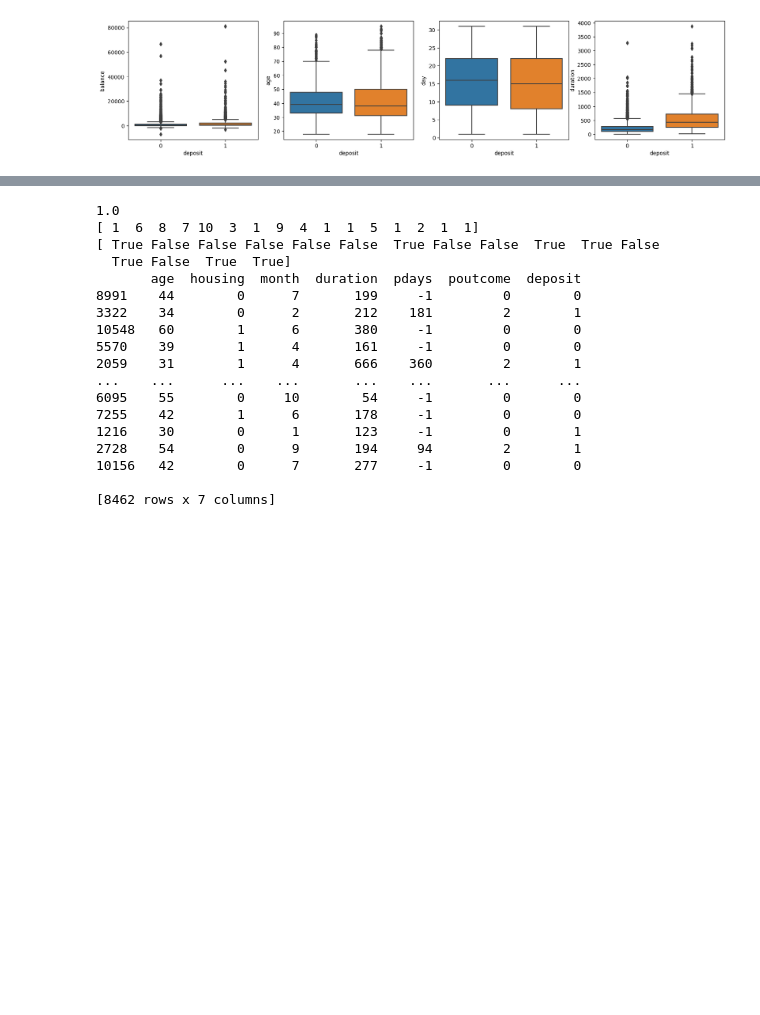
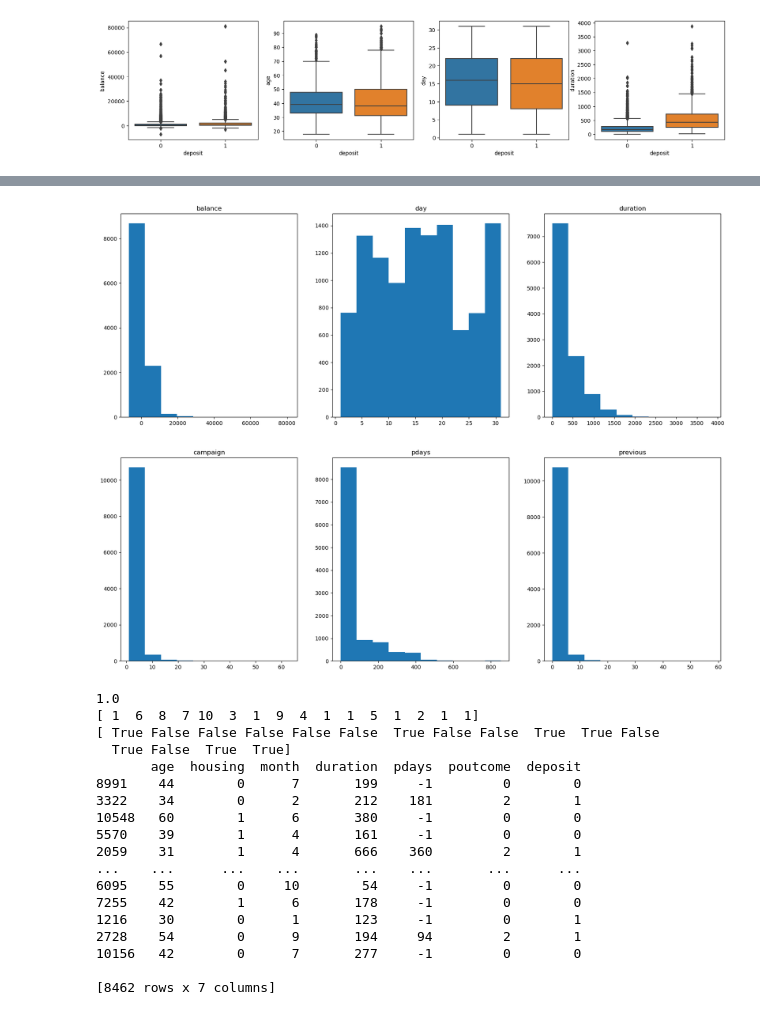
Before and after one commit to andre180701/FAA-Project1, a Jupyter notebook: Project1/Project1.ipynb, the cells around one changed output, grey strips where cells are left out. Saved outputs shown, nothing was run; the diff lists cells and outputs as text; code cells hidden in the pictures; blank space fills up the shorter version.

```diff
--- a/Project1/Project1.ipynb
+++ b/Project1/Project1.ipynb
@@ -221,3 +256,24 @@ sns.stripplot(y="pdays",x="deposit", data = numeric_dt, ax = axes[3], hue = "loa
+# %%
+#numerical columns
+num_columns = ['balance', 'day','duration', 'campaign', 'pdays', 'previous']
+
+fig, axs = plt.subplots(2, 3, sharex=False, sharey=False, figsize=(20, 15))
+
+counter = 0
+for num_column in num_columns:
+
+    trace_x = counter // 3
+    trace_y = counter % 3
+
+    axs[trace_x, trace_y].hist(dt[num_column])
+
+    axs[trace_x, trace_y].set_title(num_column)
+
+    counter += 1
+
+plt.show()
+# %% [output]
+[figure, added]
 # %%
 X_train, X_test, Y_train, Y_test = model_selection.train_test_split(numeric_dt, numeric_dt['deposit'], test_size=0.2, random_state=0 )
 # %%
```
Also changed, not shown: parts of 3 cells of this notebook.
